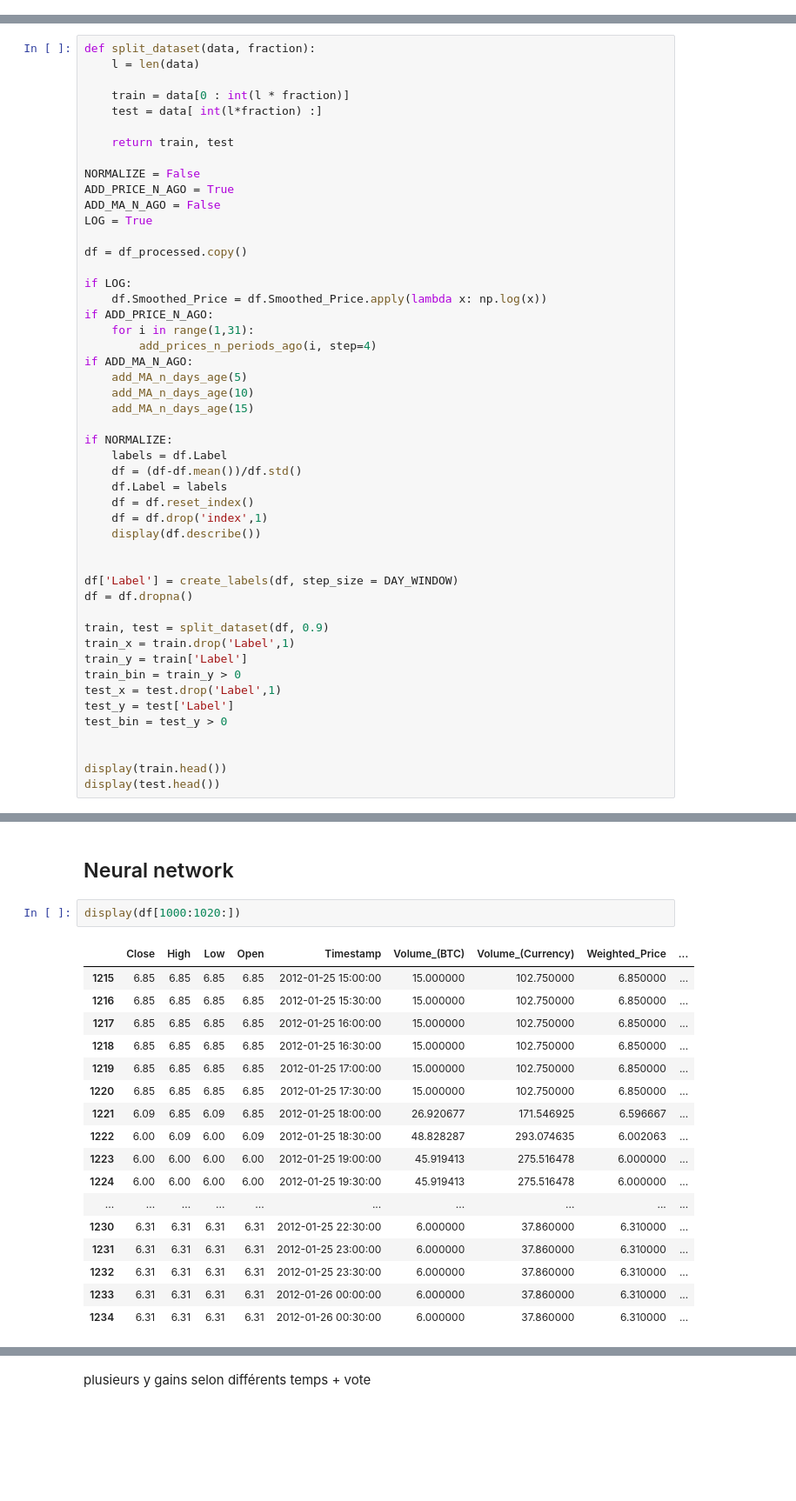
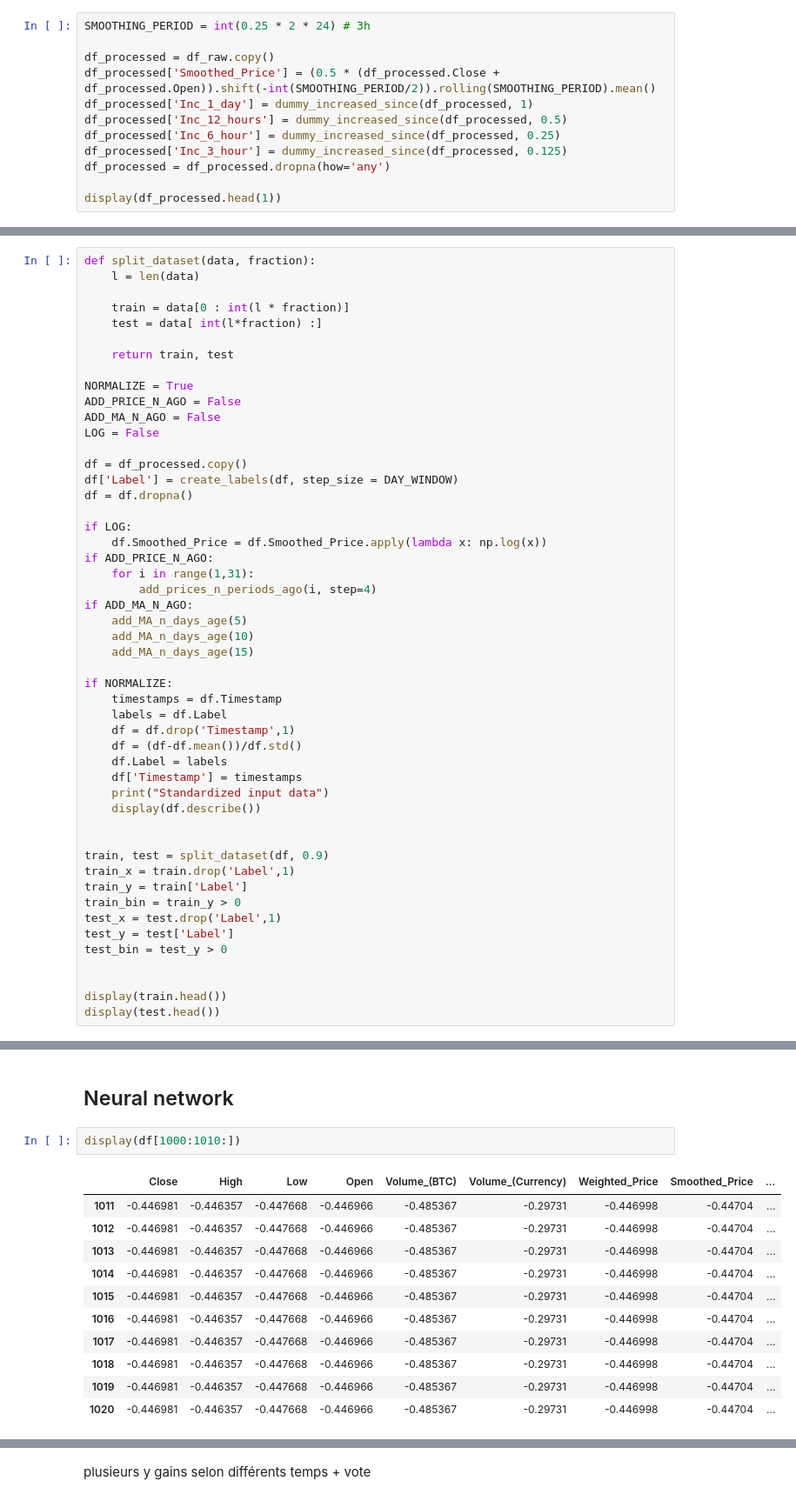
Before and after one commit to QuentinBacuet/DS_in_Practice, a Jupyter notebook: Crypto.ipynb, the cells around one changed output, grey strips where cells are left out. Shown at 87% size. Saved outputs shown, nothing was run; the diff lists cells and outputs as text; blank space fills up the shorter version.

```diff
--- a/Crypto.ipynb
+++ b/Crypto.ipynb
@@ -184,0 +214,12 @@ show(p)
+# %%
+SMOOTHING_PERIOD = int(0.25 * 2 * 24) # 3h
+
+df_processed = df_raw.copy()
+df_processed['Smoothed_Price'] = (0.5 * (df_processed.Close + df_processed.Open)).shift(-int(SMOOTHING_PERIOD/2)).rolling(SMOOTHING_PERIOD).mean()
+df_processed['Inc_1_day'] = dummy_increased_since(df_processed, 1)
+df_processed['Inc_12_hours'] = dummy_increased_since(df_processed, 0.5)
+df_processed['Inc_6_hour'] = dummy_increased_since(df_processed, 0.25)
+df_processed['Inc_3_hour'] = dummy_increased_since(df_processed, 0.125)
+df_processed = df_processed.dropna(how='any')
+
+display(df_processed.head(1))
@@ -276,12 +315,14 @@ def split_dataset(data, fraction):
 
     return train, test
 
-NORMALIZE = False
-ADD_PRICE_N_AGO = True
+NORMALIZE = True
+ADD_PRICE_N_AGO = False
 ADD_MA_N_AGO = False
-LOG = True
+LOG = False
 
 df = df_processed.copy()
+df['Label'] = create_labels(df, step_size = DAY_WINDOW)
+df = df.dropna()
 
 if LOG:
     df.Smoothed_Price = df.Smoothed_Price.apply(lambda x: np.log(x))
@@ -294,16 +335,15 @@ if ADD_MA_N_AGO:
     add_MA_n_days_age(15)
 
 if NORMALIZE:
+    timestamps = df.Timestamp
     labels = df.Label
+    df = df.drop('Timestamp',1)
     df = (df-df.mean())/df.std()
     df.Label = labels
-    df = df.reset_index()
-    df = df.drop('index',1)
+    df['Timestamp'] = timestamps
+    print("Standardized input data")
     display(df.describe())
 
-
-df['Label'] = create_labels(df, step_size = DAY_WINDOW)
-df = df.dropna()
 
 train, test = split_dataset(df, 0.9)
 train_x = train.drop('Label',1)
@@ -365,22 +413,16 @@ show(p)
 # %% [markdown]
 ## Neural network
 # %%
-display(df[1000:1020:])
+display(df[1000:1010:])
 # %% [output]
-|  | Close | High | Low | Open | Timestamp | Volume_(BTC) | Volume_(Currency) | Weighted_Price | ... |
-| 1215 | 6.85 | 6.85 | 6.85 | 6.85 | 2012-01-25 15:00:00 | 15.000000 | 102.750000 | 6.850000 | ... |
-| 1216 | 6.85 | 6.85 | 6.85 | 6.85 | 2012-01-25 15:30:00 | 15.000000 | 102.750000 | 6.850000 | ... |
-| 1217 | 6.85 | 6.85 | 6.85 | 6.85 | 2012-01-25 16:00:00 | 15.000000 | 102.750000 | 6.850000 | ... |
-| 1218 | 6.85 | 6.85 | 6.85 | 6.85 | 2012-01-25 16:30:00 | 15.000000 | 102.750000 | 6.850000 | ... |
-| 1219 | 6.85 | 6.85 | 6.85 | 6.85 | 2012-01-25 17:00:00 | 15.000000 | 102.750000 | 6.850000 | ... |
-| 1220 | 6.85 | 6.85 | 6.85 | 6.85 | 2012-01-25 17:30:00 | 15.000000 | 102.750000 | 6.850000 | ... |
-| 1221 | 6.09 | 6.85 | 6.09 | 6.85 | 2012-01-25 18:00:00 | 26.920677 | 171.546925 | 6.596667 | ... |
-| 1222 | 6.00 | 6.09 | 6.00 | 6.09 | 2012-01-25 18:30:00 | 48.828287 | 293.074635 | 6.002063 | ... |
-| 1223 | 6.00 | 6.00 | 6.00 | 6.00 | 2012-01-25 19:00:00 | 45.919413 | 275.516478 | 6.000000 | ... |
-| 1224 | 6.00 | 6.00 | 6.00 | 6.00 | 2012-01-25 19:30:00 | 45.919413 | 275.516478 | 6.000000 | ... |
-| ... | ... | ... | ... | ... | ... | ... | ... | ... | ... |
-| 1230 | 6.31 | 6.31 | 6.31 | 6.31 | 2012-01-25 22:30:00 | 6.000000 | 37.860000 | 6.310000 | ... |
-| 1231 | 6.31 | 6.31 | 6.31 | 6.31 | 2012-01-25 23:00:00 | 6.000000 | 37.860000 | 6.310000 | ... |
-| 1232 | 6.31 | 6.31 | 6.31 | 6.31 | 2012-01-25 23:30:00 | 6.000000 | 37.860000 | 6.310000 | ... |
-| 1233 | 6.31 | 6.31 | 6.31 | 6.31 | 2012-01-26 00:00:00 | 6.000000 | 37.860000 | 6.310000 | ... |
-| 1234 | 6.31 | 6.31 | 6.31 | 6.31 | 2012-01-26 00:30:00 | 6.000000 | 37.860000 | 6.310000 | ... |
+|  | Close | High | Low | Open | Volume_(BTC) | Volume_(Currency) | Weighted_Price | Smoothed_Price | ... |
+| 1011 | -0.446981 | -0.446357 | -0.447668 | -0.446966 | -0.485367 | -0.29731 | -0.446998 | -0.44704 | ... |
+| 1012 | -0.446981 | -0.446357 | -0.447668 | -0.446966 | -0.485367 | -0.29731 | -0.446998 | -0.44704 | ... |
+| 1013 | -0.446981 | -0.446357 | -0.447668 | -0.446966 | -0.485367 | -0.29731 | -0.446998 | -0.44704 | ... |
+| 1014 | -0.446981 | -0.446357 | -0.447668 | -0.446966 | -0.485367 | -0.29731 | -0.446998 | -0.44704 | ... |
+| 1015 | -0.446981 | -0.446357 | -0.447668 | -0.446966 | -0.485367 | -0.29731 | -0.446998 | -0.44704 | ... |
+| 1016 | -0.446981 | -0.446357 | -0.447668 | -0.446966 | -0.485367 | -0.29731 | -0.446998 | -0.44704 | ... |
+| 1017 | -0.446981 | -0.446357 | -0.447668 | -0.446966 | -0.485367 | -0.29731 | -0.446998 | -0.44704 | ... |
+| 1018 | -0.446981 | -0.446357 | -0.447668 | -0.446966 | -0.485367 | -0.29731 | -0.446998 | -0.44704 | ... |
+| 1019 | -0.446981 | -0.446357 | -0.447668 | -0.446966 | -0.485367 | -0.29731 | -0.446998 | -0.44704 | ... |
+| 1020 | -0.446981 | -0.446357 | -0.447668 | -0.446966 | -0.485367 | -0.29731 | -0.446998 | -0.44704 | ... |
```
Also changed, not shown: parts of 17 cells of this notebook.
